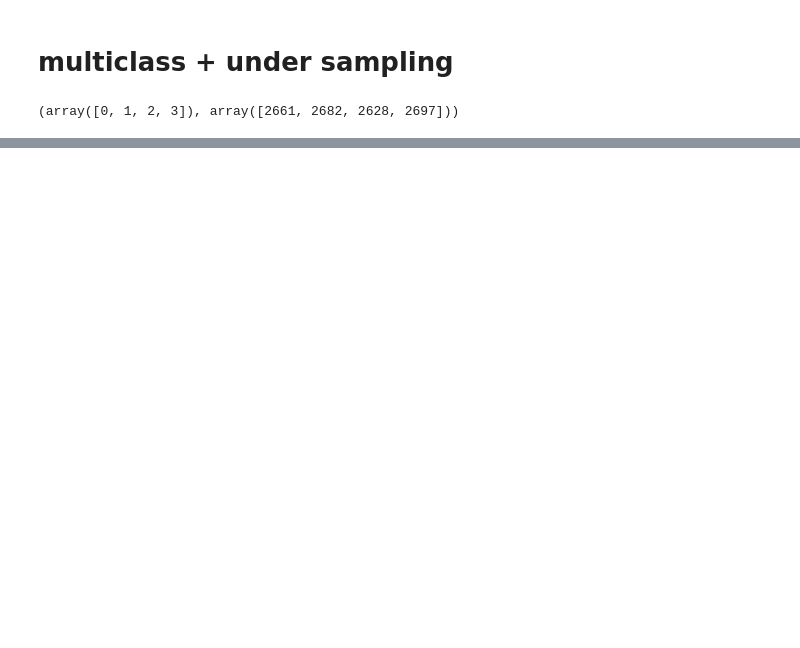
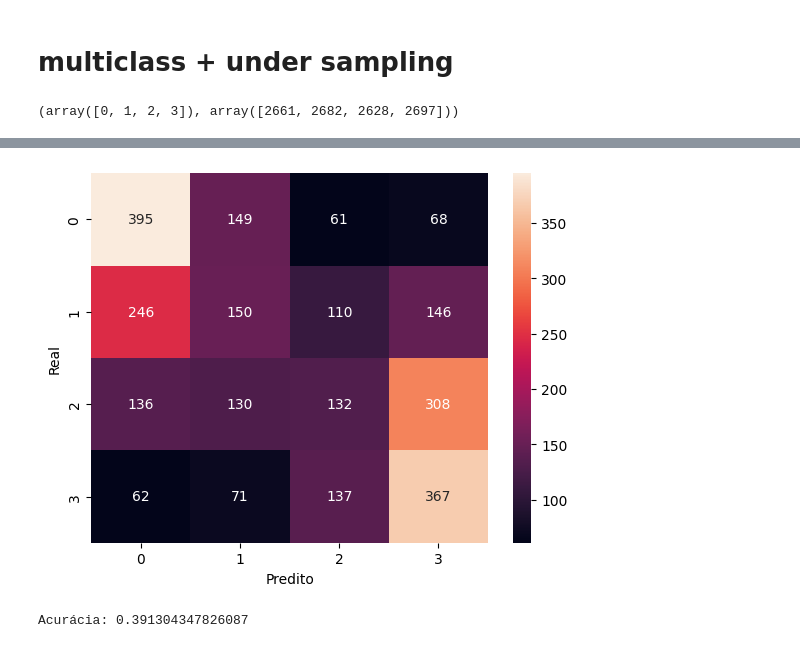
Before and after one commit to JamboTechUFPB/SAEB_Classificador, a Jupyter notebook: models/SVM/main.ipynb, the cells around one changed output, grey strips where cells are left out. Saved outputs shown, nothing was run; the diff lists cells and outputs as text; code cells hidden in the pictures; blank space fills up the shorter version.

```diff
--- a/models/SVM/main.ipynb
+++ b/models/SVM/main.ipynb
@@ -157,7 +162,7 @@ np.unique(y_train, return_counts=True)
 # %% [output]
 (array([0, 1, 2, 3]), array([2661, 2682, 2628, 2697]))
 # %%
-clf = SVC(kernel='rbf', gamma=0.0001, C=50)
+clf = SVC(kernel='rbf', gamma=0.1, C=1)
 
 clf.fit(X_train, y_train)
 
@@ -185,0 +195,14 @@ print(grid.best_params_)
+# %%
+# matriz de confusão do seaborn
+cm = confusion_matrix(y_test, y_pred)
+sns.heatmap(cm, annot=True, fmt='d')
+plt.xlabel('Predito')
+plt.ylabel('Real')
+plt.show()
+# %% [output]
+[figure, added]
+# %%
+# acurácia
+print(f'Acurácia: {accuracy_score(y_test, y_pred)}')
+# %% [output]
+Acurácia: 0.391304347826087
```
Also changed, not shown: parts of 7 cells of this notebook.
